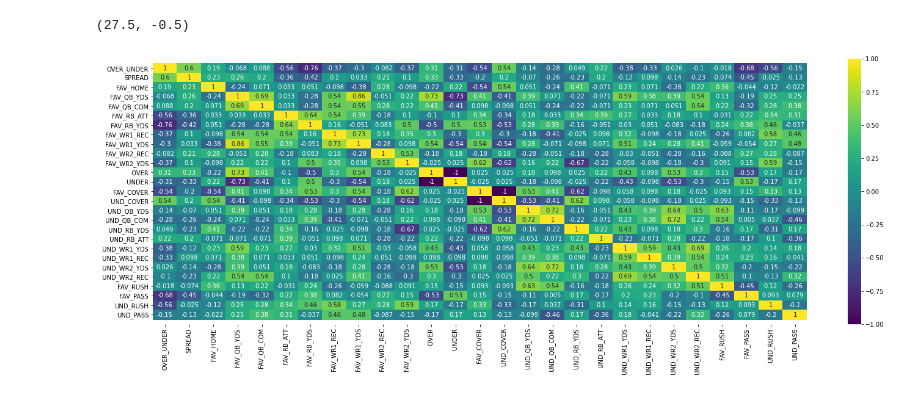
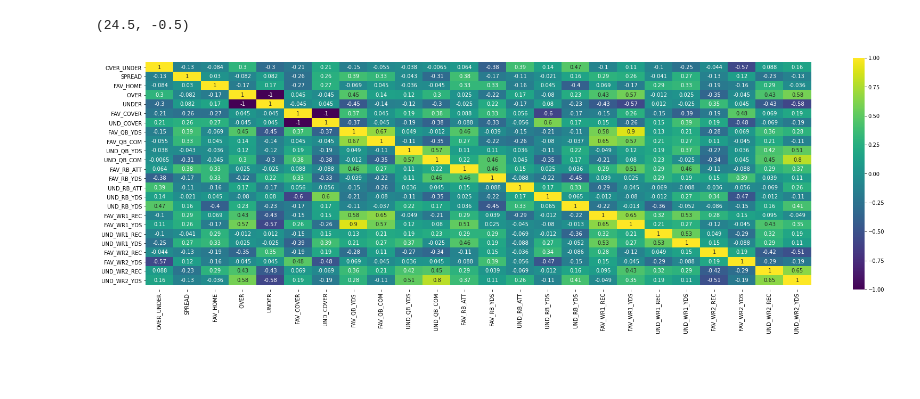
Before and after one commit to AndrewRucker/Fantasy-Football-and-Betting, a Jupyter notebook: Initial EDA.ipynb, the cells around one changed output. Cells and saved outputs as stored; diff of their text form; code cells hidden in the pictures; blank space fills up the shorter version.

```diff
--- a/Initial EDA.ipynb
+++ b/Initial EDA.ipynb
@@ -49,18 +56,15 @@ Index(['OVER_UNDER', 'SPREAD', 'FAV_HOME', 'FAV_QB_YDS', ' FAV_QB_COM',
 # %%
 #Correlation matrix to see correlation factors between prop bets, spread, over/unders
 
-corrmat = df[['OVER_UNDER', 'SPREAD', 'FAV_HOME', 'FAV_QB_YDS', ' FAV_QB_COM',
-       ' FAV_RB_ATT', ' FAV_RB_YDS', ' FAV_WR1_REC', ' FAV_WR1_YDS',
-       ' FAV_WR2_REC', ' FAV_WR2_YDS', ' OVER', ' UNDER', ' FAV_COVER',
-       ' UND_COVER', ' UND_QB_YDS', ' UND_QB_COM', ' UND_RB_YDS',
-       ' UND_RB_ATT', ' UND_WR1_YDS', ' UND_WR1_REC', ' UND_WR2_YDS',
-       ' UND_WR2_REC', 'FAV_RUSH', 'FAV_PASS', 'UND_RUSH', 'UND_PASS']].corr()
+corrmat = df[['OVER_UNDER', 'SPREAD', 'FAV_HOME', ' OVER', ' UNDER', ' FAV_COVER',
+       ' UND_COVER', 'FAV_QB_YDS',' FAV_QB_COM', ' UND_QB_YDS', ' UND_QB_COM', ' FAV_RB_ATT',' FAV_RB_YDS', ' UND_RB_ATT',' UND_RB_YDS',
+       'UND_RB_YDS', ' FAV_WR1_REC', ' FAV_WR1_YDS', ' UND_WR1_REC', ' UND_WR1_YDS', ' FAV_WR2_REC', ' FAV_WR2_YDS', ' UND_WR2_REC', ' UND_WR2_YDS']].corr()
 
-f, ax = plt.subplots(figsize = (24,8))
+f, ax = plt.subplots(figsize = (28,8))
 matrix = sns.heatmap(corrmat,vmax=1, vmin =-1, annot=True, center = 0,
             cmap = 'viridis');
 bottom, top = matrix.get_ylim()
 matrix.set_ylim(bottom + 0.5, top - 0.5)
 # %% [output]
-(27.5, -0.5)
+(24.5, -0.5)
-[figure, old version]
+[figure, new version]
```
Also changed, not shown: parts of 2 cells of this notebook.
